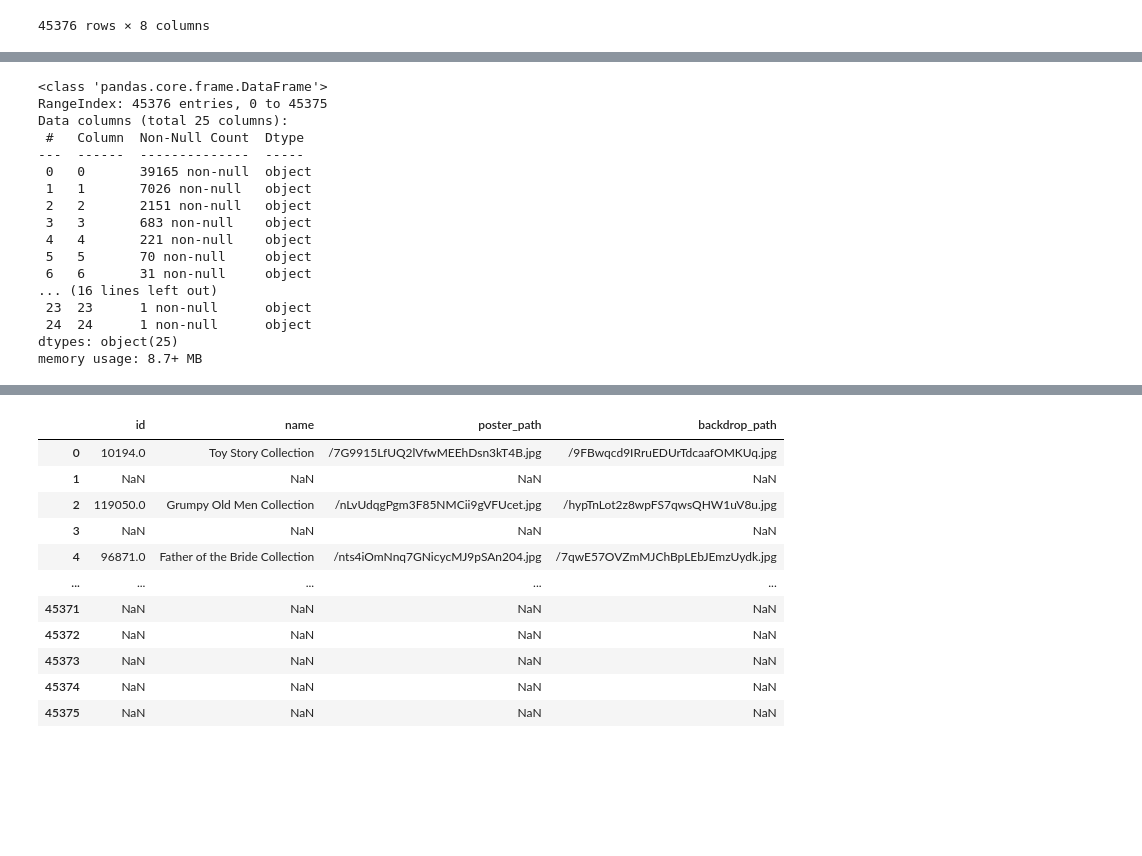
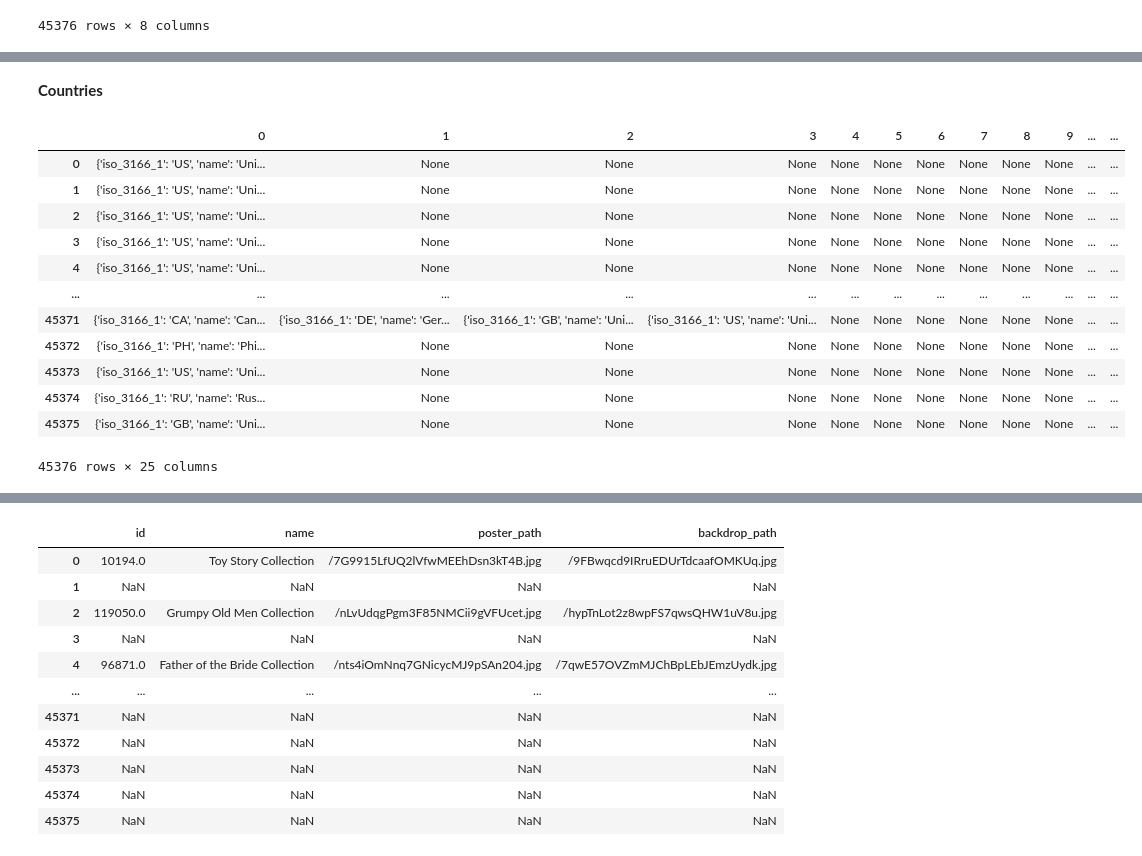
Before and after one commit to FSanchezB/Proyecto-Individual-1-1ML, a Jupyter notebook: Notebooks/Transformaciones_movies.ipynb, the cells around one changed output, grey strips where cells are left out. Cells and saved outputs as stored; diff of their text form; code cells hidden in the pictures; blank space fills up the shorter version.

```diff
--- a/Notebooks/Transformaciones_movies.ipynb
+++ b/Notebooks/Transformaciones_movies.ipynb
@@ -340,22 +498,20 @@ memory usage: 9.0+ MB
+# %% [markdown]
+**Countries**
 # %%
 prod_cont=df_movies['production_countries'].apply(conversion_diccionario)
 prod_cont=pd.json_normalize(prod_cont)
-prod_cont.info()
+prod_cont
 # %% [output]
+|  | 0 | 1 | 2 | 3 | 4 | 5 | 6 | 7 | 8 | 9 | ... | ... |
+| 0 | {'iso_3166_1': 'US', 'name': 'Uni... | None | None | None | None | None | None | None | None | None | ... | ... |
+| 1 | {'iso_3166_1': 'US', 'name': 'Uni... | None | None | None | None | None | None | None | None | None | ... | ... |
+| 2 | {'iso_3166_1': 'US', 'name': 'Uni... | None | None | None | None | None | None | None | None | None | ... | ... |
+| 3 | {'iso_3166_1': 'US', 'name': 'Uni... | None | None | None | None | None | None | None | None | None | ... | ... |
+| 4 | {'iso_3166_1': 'US', 'name': 'Uni... | None | None | None | None | None | None | None | None | None | ... | ... |
+| ... | ... | ... | ... | ... | ... | ... | ... | ... | ... | ... | ... | ... |
+| 45371 | {'iso_3166_1': 'CA', 'name': 'Can... | {'iso_3166_1': 'DE', 'name': 'Ger... | {'iso_3166_1': 'GB', 'name': 'Uni... | {'iso_3166_1': 'US', 'name': 'Uni... | None | None | None | None | None | None | ... | ... |
+| 45372 | {'iso_3166_1': 'PH', 'name': 'Phi... | None | None | None | None | None | None | None | None | None | ... | ... |
+| 45373 | {'iso_3166_1': 'US', 'name': 'Uni... | None | None | None | None | None | None | None | None | None | ... | ... |
+| 45374 | {'iso_3166_1': 'RU', 'name': 'Rus... | None | None | None | None | None | None | None | None | None | ... | ... |
+| 45375 | {'iso_3166_1': 'GB', 'name': 'Uni... | None | None | None | None | None | None | None | None | None | ... | ... |
-<class 'pandas.core.frame.DataFrame'>
-RangeIndex: 45376 entries, 0 to 45375
-Data columns (total 25 columns):
- #   Column  Non-Null Count  Dtype
----  ------  --------------  -----
- 0   0       39165 non-null  object
- 1   1       7026 non-null   object
- 2   2       2151 non-null   object
- 3   3       683 non-null    object
- 4   4       221 non-null    object
- 5   5       70 non-null     object
- 6   6       31 non-null     object
-... (16 lines left out)
- 23  23      1 non-null      object
- 24  24      1 non-null      object
-dtypes: object(25)
-memory usage: 8.7+ MB
+45376 rows × 25 columns
```
Also changed, not shown: parts of 34 cells of this notebook, 2 other files.
